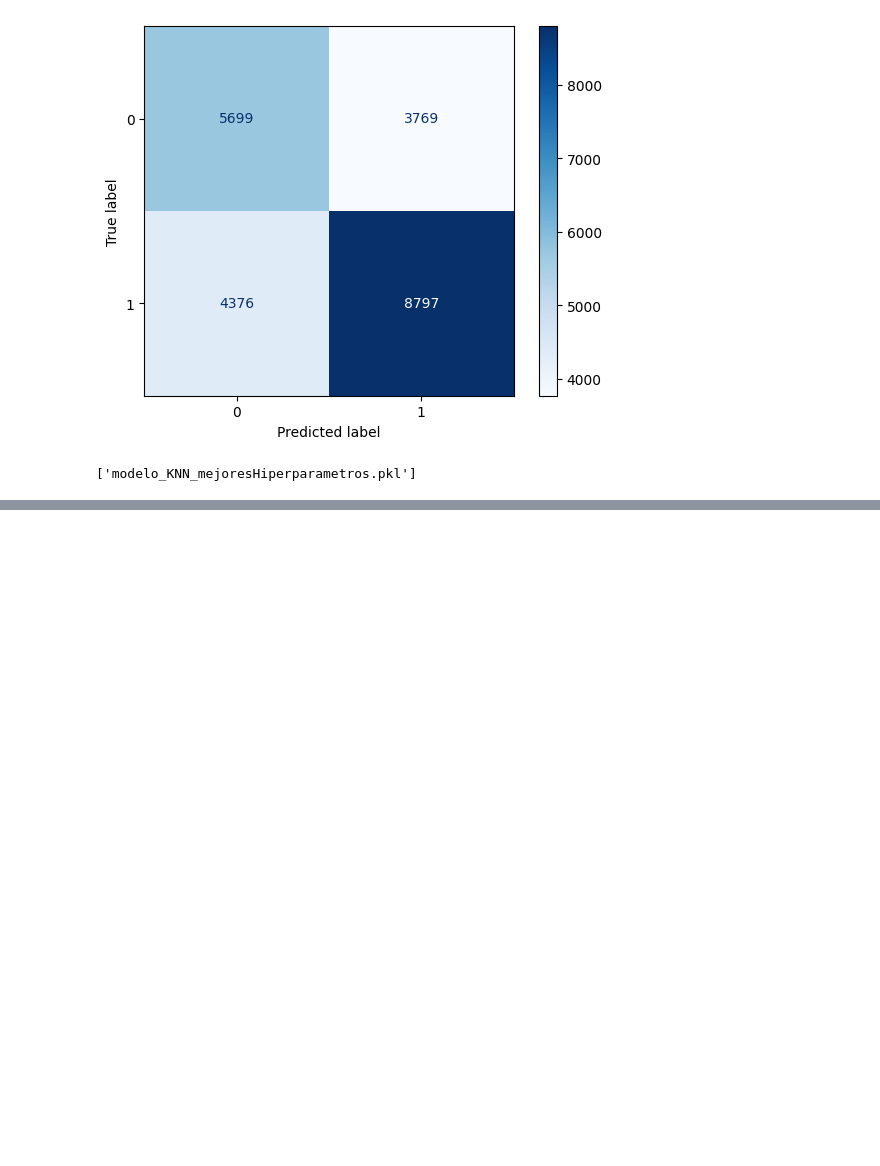
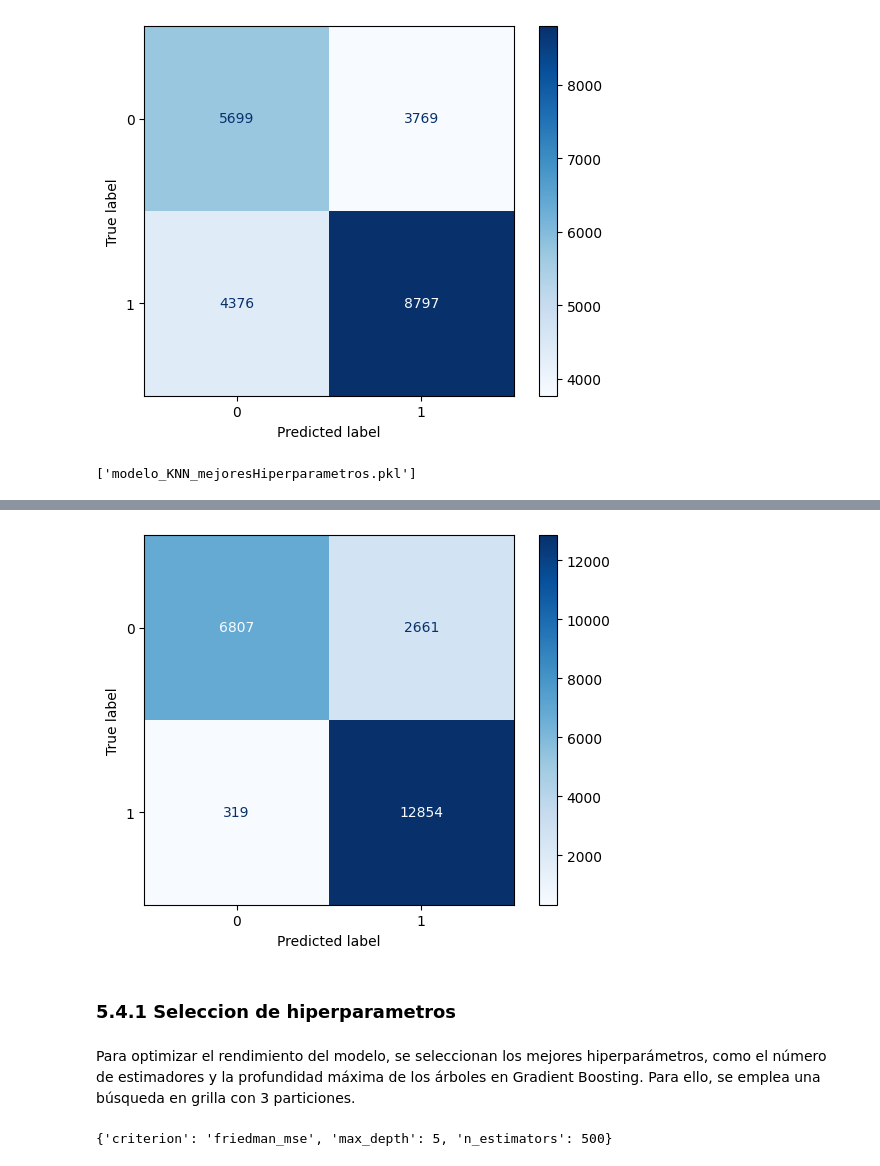
Before and after one commit to cflorido/Text-Analytics-Tool, a Jupyter notebook: NataliaCode.ipynb, the cells around one changed output, grey strips where cells are left out. Cells and saved outputs as stored; diff of their text form; code cells hidden in the pictures; blank space fills up the shorter version.

Commit message:
Nuevo modelo mejor

```diff
--- a/NataliaCode.ipynb
+++ b/NataliaCode.ipynb
@@ -1390,0 +1400,3 @@ dump(knn_final, "modelo_KNN_mejoresHiperparametros.pkl")
+# %%
+gb_clf = GradientBoostingClassifier(n_estimators=100, random_state=0)
+gb_clf = gb_clf.fit(X_smote, Y_smote.values.ravel())
@@ -1390,0 +1441,10 @@ dump(knn_final, "modelo_KNN_mejoresHiperparametros.pkl")
+# %%
+y_pred_validation_GB = gb_clf.predict(X_validation)
+print("VALIDACIÓN")
+print('Accuracy: %.2f' % accuracy_score(Y_validation, y_pred_validation_GB))
+print("Precision: {}".format(precision_score(Y_validation, y_pred_validation_GB, average='macro')))
+print("Recall: {}".format(recall_score(Y_validation, y_pred_validation_GB, average='macro')))
+print("Puntuación F1: {}".format(f1_score(Y_validation, y_pred_validation_GB, average='macro')))
+print(f"F2 Score: {f2:.4f}".format(fbeta_score(Y_validation, y_pred_validation_GB, beta=2)))
+print(f"ROC AUC Score: {roc_auc:.4f}".format(roc_auc_score(Y_validation, y_pred_validation_GB)))
+print(classification_report(Y_validation, y_pred_validation_GB))
@@ -1390,0 +1467,20 @@ dump(knn_final, "modelo_KNN_mejoresHiperparametros.pkl")
+# %%
+cm = confusion_matrix(Y_validation, y_pred_validation_GB)
+disp = ConfusionMatrixDisplay(confusion_matrix=cm, display_labels=knn_final.classes_)
+disp.plot(cmap=plt.cm.Blues)
+
+plt.show()
+# %% [output]
+[figure, added]
+# %% [markdown]
+### 5.4.1 Seleccion de hiperparametros
+# %% [markdown]
+Para optimizar el rendimiento del modelo, se seleccionan los mejores hiperparámetros, como el número de estimadores y la profundidad máxima de los árboles en Gradient Boosting. Para ello, se emplea una búsqueda en grilla con 3 particiones.
+# %%
+param_grid = {'criterion':['friedman_mse'],'n_estimators': [300, 500], 'max_depth': [3, 5]}
+gb_clf = GradientBoostingClassifier(random_state=0)
+mejor_modelo = GridSearchCV(gb_clf, param_grid, cv=3, n_jobs=-1)
+mejor_modelo.fit(X_smote, Y_smote.values.ravel())
+mejor_modelo.best_params_
+# %% [output]
+{'criterion': 'friedman_mse', 'max_depth': 5, 'n_estimators': 500}
```
Also changed, not shown: parts of 12 cells of this notebook.
